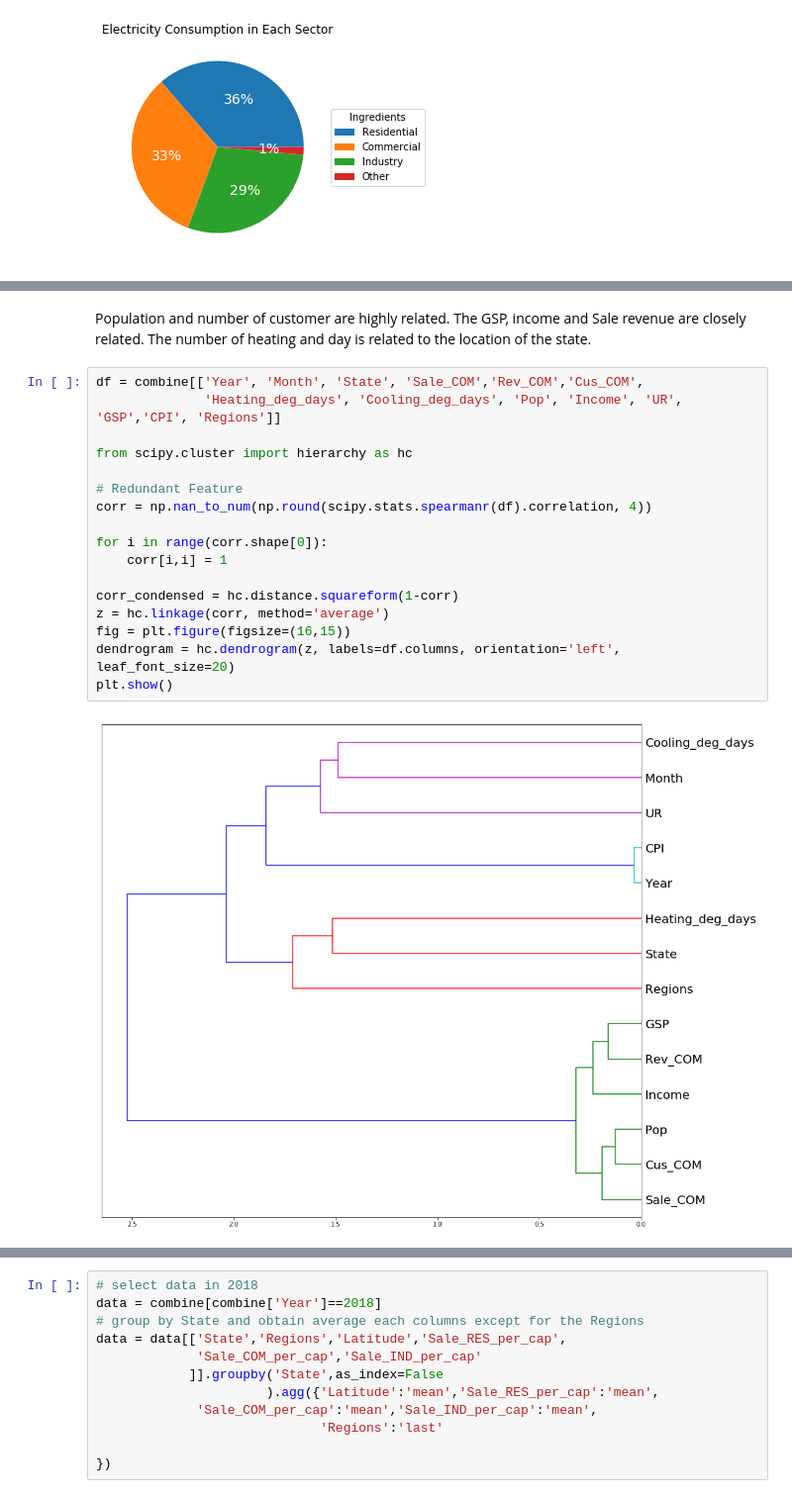
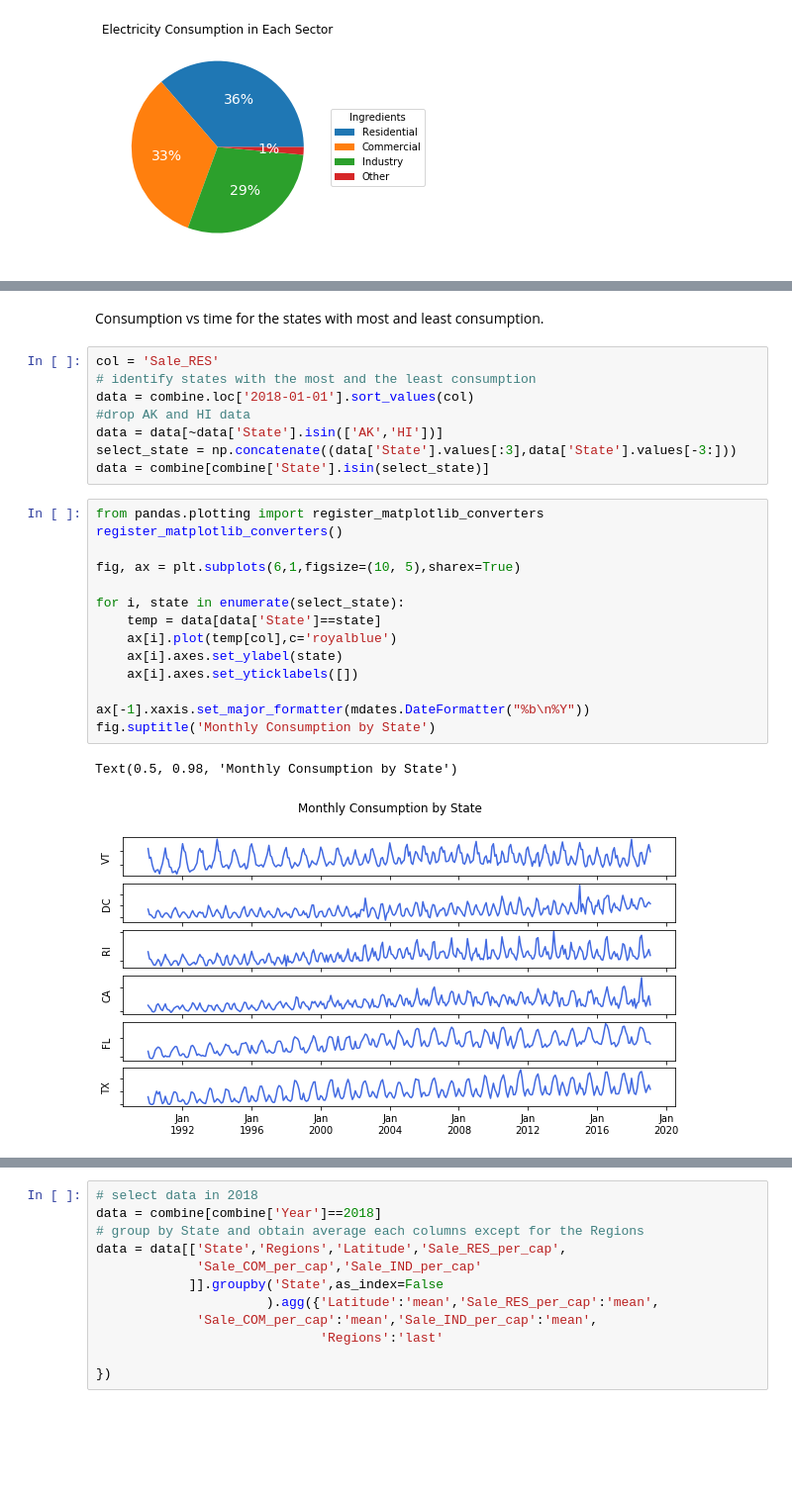
Before and after one commit to worasom/energy_sale_rev, a Jupyter notebook: EPA_energy_data.ipynb, the cells around one changed output, grey strips where cells are left out. Shown at 99% size. Drawn from its saved outputs; the diff is of its cells as text; blank space fills up the shorter version.

```diff
--- a/EPA_energy_data.ipynb
+++ b/EPA_energy_data.ipynb
@@ -111,21 +192,27 @@ plt.show()
-# %% [markdown]
-Population and number of customer are highly related. The GSP, income and Sale revenue are closely related. The number of heating and day is related to the location of the state.
-# %%
-df = combine[['Year', 'Month', 'State', 'Sale_COM','Rev_COM','Cus_COM',
-              'Heating_deg_days', 'Cooling_deg_days', 'Pop', 'Income', 'UR', 'GSP','CPI', 'Regions']]
-
-from scipy.cluster import hierarchy as hc
-
-# Redundant Feature
-corr = np.nan_to_num(np.round(scipy.stats.spearmanr(df).correlation, 4))
-
-for i in range(corr.shape[0]):
-    corr[i,i] = 1
-
-corr_condensed = hc.distance.squareform(1-corr)
-z = hc.linkage(corr, method='average')
-fig = plt.figure(figsize=(16,15))
-dendrogram = hc.dendrogram(z, labels=df.columns, orientation='left', leaf_font_size=20)
-plt.show()
-# %% [output]
-[figure, removed]
+# %% [markdown]
+Consumption vs time for the states with most and least consumption.
+# %%
+col = 'Sale_RES'
+# identify states with the most and the least consumption
+data = combine.loc['2018-01-01'].sort_values(col)
+#drop AK and HI data
+data = data[~data['State'].isin(['AK','HI'])]
+select_state = np.concatenate((data['State'].values[:3],data['State'].values[-3:]))
+data = combine[combine['State'].isin(select_state)]
+# %%
+from pandas.plotting import register_matplotlib_converters
+register_matplotlib_converters()
+
+fig, ax = plt.subplots(6,1,figsize=(10, 5),sharex=True)
+
+for i, state in enumerate(select_state):
+    temp = data[data['State']==state]
+    ax[i].plot(temp[col],c='royalblue')
+    ax[i].axes.set_ylabel(state)
+    ax[i].axes.set_yticklabels([])
+
+ax[-1].xaxis.set_major_formatter(mdates.DateFormatter("%b\n%Y"))
+fig.suptitle('Monthly Consumption by State')
+# %% [output]
+Text(0.5, 0.98, 'Monthly Consumption by State')
+[figure, added]
```
Also changed, not shown: parts of 87 cells of this notebook.
